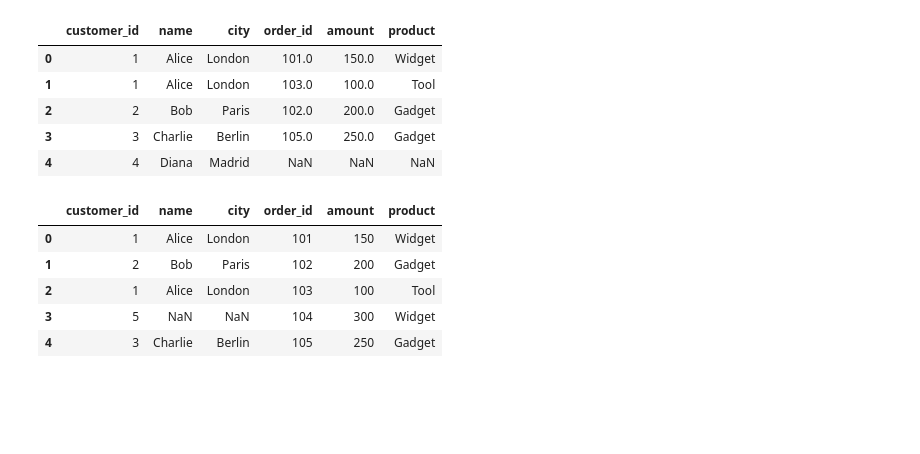
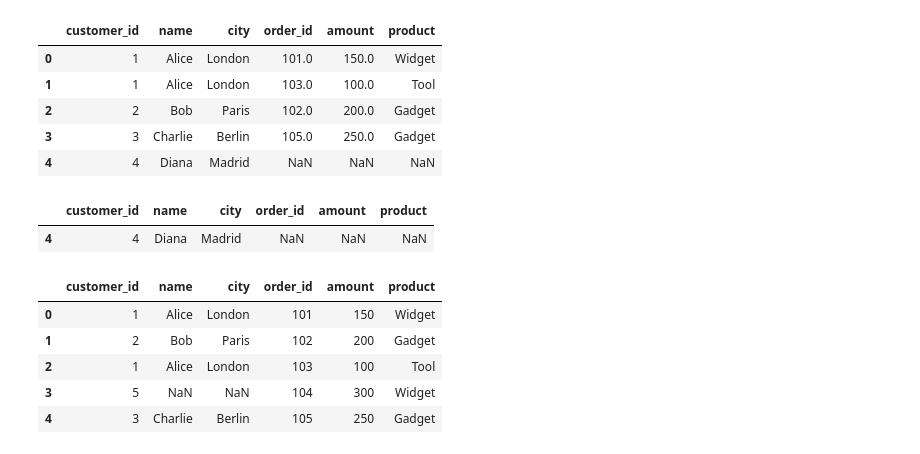
Before and after one commit to KEN-DATALABS/PROJECT-LIST, a Jupyter notebook: OneDrive/Documents/List Project/Project3.ipynb, the cells around one changed output. Saved outputs shown, nothing was run; the diff lists cells and outputs as text; code cells hidden in the pictures; blank space fills up the shorter version.

```diff
--- a/OneDrive/Documents/List Project/Project3.ipynb
+++ b/OneDrive/Documents/List Project/Project3.ipynb
@@ -780,6 +780,11 @@ customer_orders
 | 2 | 2 | Bob | Paris | 102.0 | 200.0 | Gadget |
 | 3 | 3 | Charlie | Berlin | 105.0 | 250.0 | Gadget |
 | 4 | 4 | Diana | Madrid | NaN | NaN | NaN |
+# %%
+customer_orders[customer_orders['amount'].isna()]
+# %% [output]
+|  | customer_id | name | city | order_id | amount | product |
+| 4 | 4 | Diana | Madrid | NaN | NaN | NaN |
 # %%
 costomers_orders1 =pd.merge(customers, orders, on = 'customer_id', how = 'right')
 costomers_orders1
```
